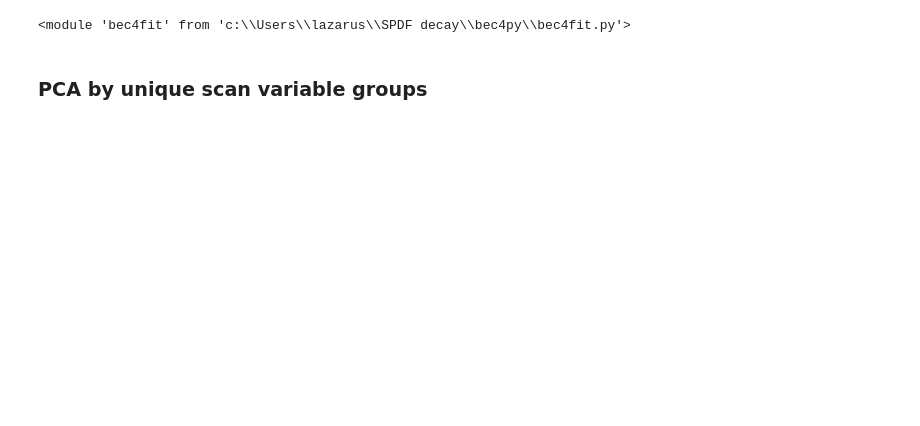
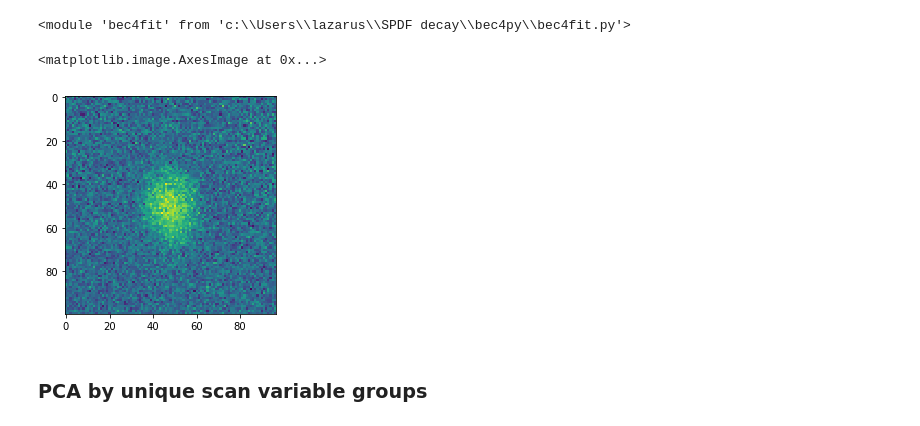
Before and after one commit to woochangchung/bec4py, a Jupyter notebook: bec4_image_analysis_V3.ipynb, the cells around one changed output. Drawn from its saved outputs; the diff is of its cells as text; code cells hidden in the pictures; blank space fills up the shorter version.

```diff
--- a/bec4_image_analysis_V3.ipynb
+++ b/bec4_image_analysis_V3.ipynb
@@ -23,3 +36,8 @@ doublonMode = bec4lib.queryVariable(ids,varname='doublonMode')
+# %%
+plt.imshow(dat.absImg[7])
+# %% [output]
+<matplotlib.image.AxesImage at 0x...>
+[figure, added]
 # %% [markdown]
 ### PCA by unique scan variable groups
 # %%
```
Also changed, not shown: parts of 20 cells of this notebook, 1 other file.
